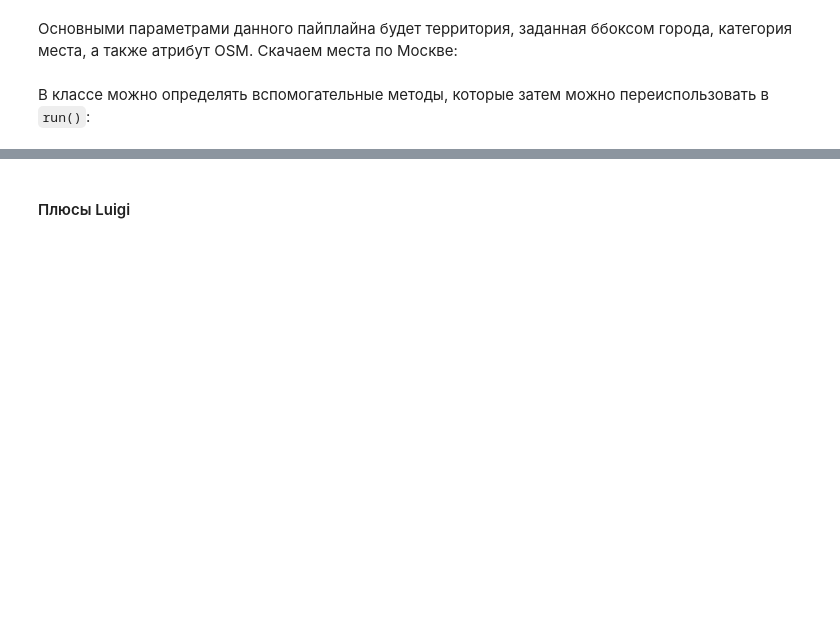
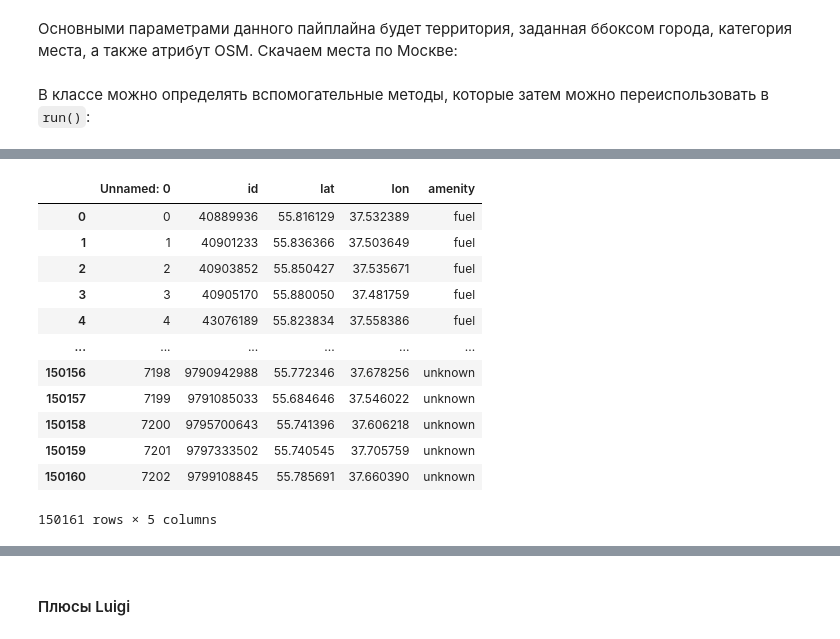
Before and after one commit to hildar/RecSys-Megafon, a Jupyter notebook: Урок_7_Знакомство_с_библиотекой_Luigi_Создание_пайплайнов.ipynb, the cells around one changed output, grey strips where cells are left out. Saved outputs shown, nothing was run; the diff lists cells and outputs as text; code cells hidden in the pictures; blank space fills up the shorter version.

```diff
--- a/Урок_7_Знакомство_с_библиотекой_Luigi_Создание_пайплайнов.ipynb
+++ b/Урок_7_Знакомство_с_библиотекой_Luigi_Создание_пайплайнов.ipynb
@@ -300,3 +327,19 @@ This progress looks :) because there were no failed tasks or missing dependencie
+# %%
+pd.read_csv('osm_data/results_s.csv')
+# %% [output]
+|  | Unnamed: 0 | id | lat | lon | amenity |
+| 0 | 0 | 40889936 | 55.816129 | 37.532389 | fuel |
+| 1 | 1 | 40901233 | 55.836366 | 37.503649 | fuel |
+| 2 | 2 | 40903852 | 55.850427 | 37.535671 | fuel |
+| 3 | 3 | 40905170 | 55.880050 | 37.481759 | fuel |
+| 4 | 4 | 43076189 | 55.823834 | 37.558386 | fuel |
+| ... | ... | ... | ... | ... | ... |
+| 150156 | 7198 | 9790942988 | 55.772346 | 37.678256 | unknown |
+| 150157 | 7199 | 9791085033 | 55.684646 | 37.546022 | unknown |
+| 150158 | 7200 | 9795700643 | 55.741396 | 37.606218 | unknown |
+| 150159 | 7201 | 9797333502 | 55.740545 | 37.705759 | unknown |
+| 150160 | 7202 | 9799108845 | 55.785691 | 37.660390 | unknown |
+150161 rows × 5 columns
 # %% [markdown]
 <img src=luigi_dependencies.png>
 # %% [markdown]
```
Also changed, not shown: parts of 7 cells of this notebook.
